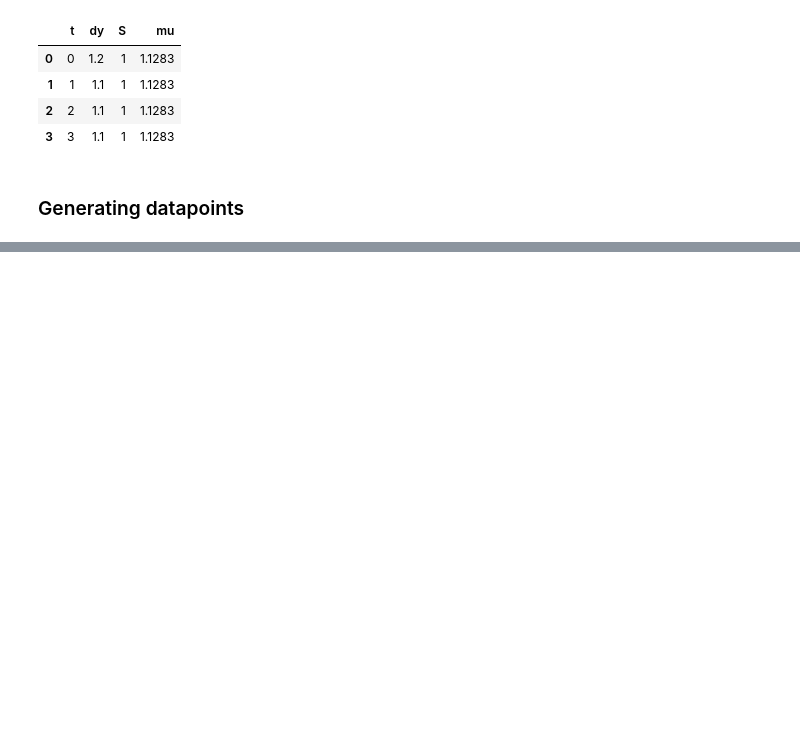
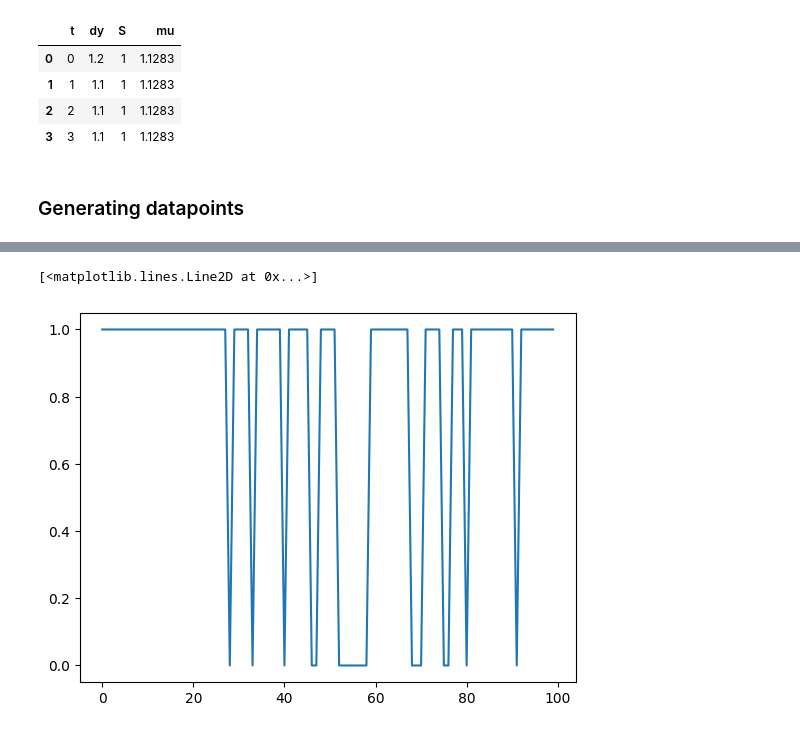
Before and after one commit to Nikhilesh-B/Research-Time-Series, a Jupyter notebook: Experiments for time series/data_generating_process.ipynb, the cells around one changed output, grey strips where cells are left out. Saved outputs shown, nothing was run; the diff lists cells and outputs as text; code cells hidden in the pictures; blank space fills up the shorter version.

```diff
--- a/Experiments for time series/data_generating_process.ipynb
+++ b/Experiments for time series/data_generating_process.ipynb
@@ -90,3 +105,8 @@ gnp_data
+# %%
+plt.plot(gnp_data['S'])
+# %% [output]
+[<matplotlib.lines.Line2D at 0x...>]
+[figure, added]
 # %%
 plt.plot(gnp_data['dy'])
 # %% [output]
```
Also changed, not shown: parts of 4 cells of this notebook, 8 other files.
